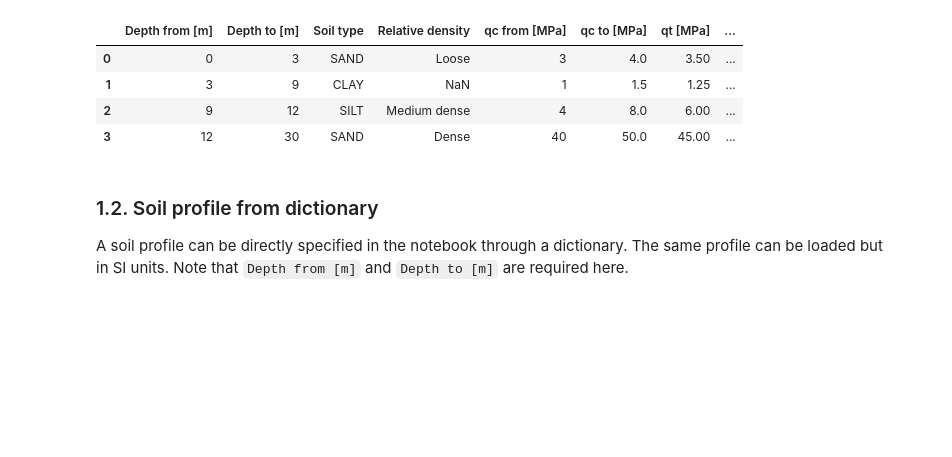
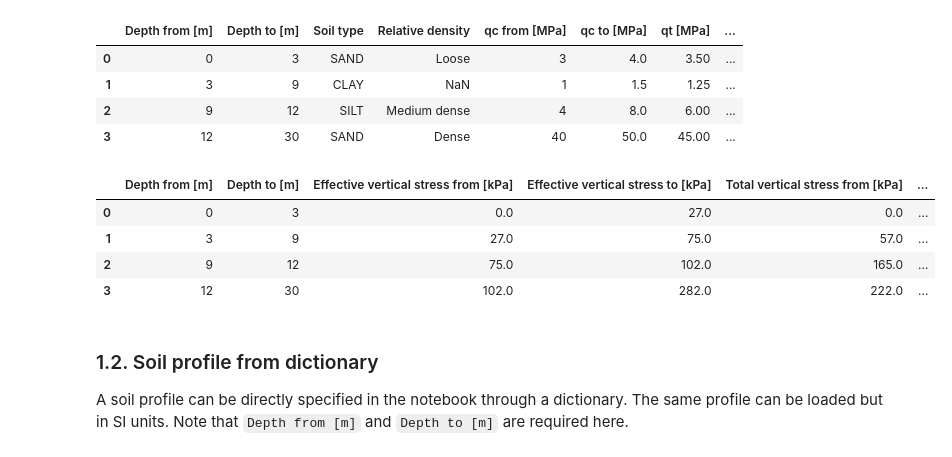
Before and after one commit to snakesonabrain/groundhog, a Jupyter notebook: notebooks/Tutorial - Soil profile objects in Groundhog.ipynb, the cells around one changed output. Drawn from its saved outputs; the diff is of its cells as text; code cells hidden in the pictures; blank space fills up the shorter version.

```diff
--- a/notebooks/Tutorial - Soil profile objects in Groundhog.ipynb
+++ b/notebooks/Tutorial - Soil profile objects in Groundhog.ipynb
@@ -59,6 +59,17 @@ profile_1
 | 1 | 3 | 9 | CLAY | NaN | 1 | 1.5 | 1.25 | ... |
 | 2 | 9 | 12 | SILT | Medium dense | 4 | 8.0 | 6.00 | ... |
 | 3 | 12 | 30 | SAND | Dense | 40 | 50.0 | 45.00 | ... |
+# %%
+profile_1.calculate_overburden()
+profile_1[['Depth from [m]', 'Depth to [m]',
+           'Effective vertical stress from [kPa]', 'Effective vertical stress to [kPa]',
+           'Total vertical stress from [kPa]', 'Total vertical stress to [kPa]']]
+# %% [output]
+|  | Depth from [m] | Depth to [m] | Effective vertical stress from [kPa] | Effective vertical stress to [kPa] | Total vertical stress from [kPa] | ... |
+| 0 | 0 | 3 | 0.0 | 27.0 | 0.0 | ... |
+| 1 | 3 | 9 | 27.0 | 75.0 | 57.0 | ... |
+| 2 | 9 | 12 | 75.0 | 102.0 | 165.0 | ... |
+| 3 | 12 | 30 | 102.0 | 282.0 | 222.0 | ... |
 # %% [markdown]
 ### 1.2. Soil profile from dictionary
 
```
Also changed, not shown: parts of 6 cells of this notebook, 1 other file.
